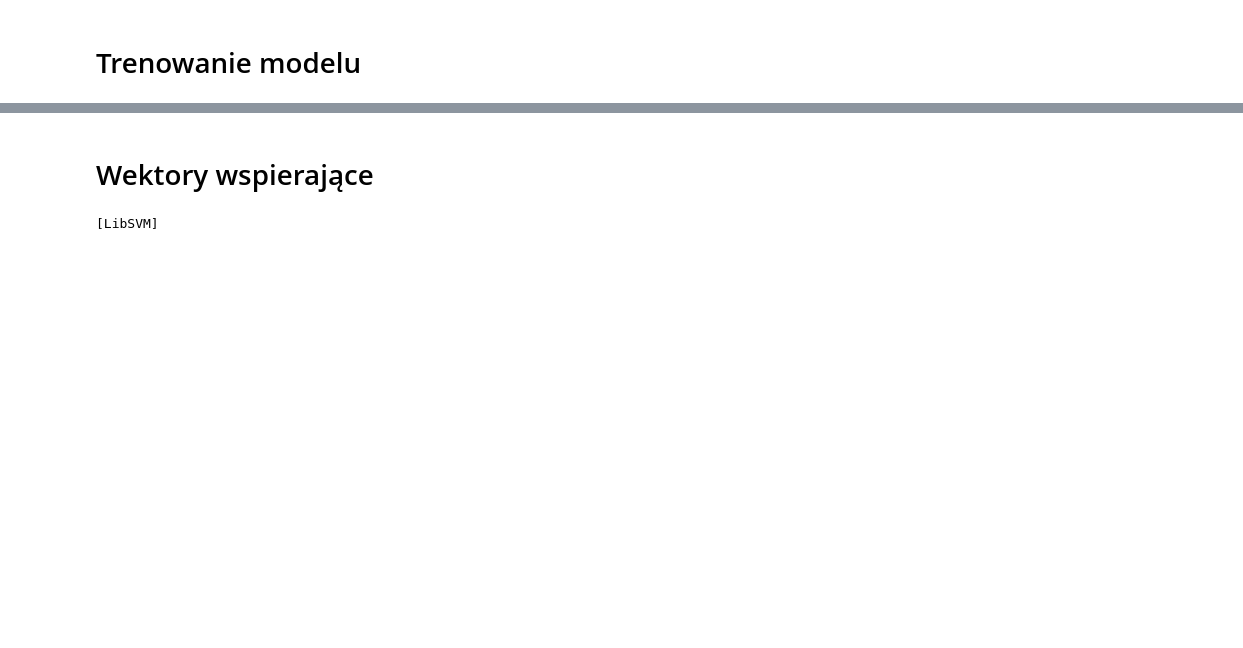
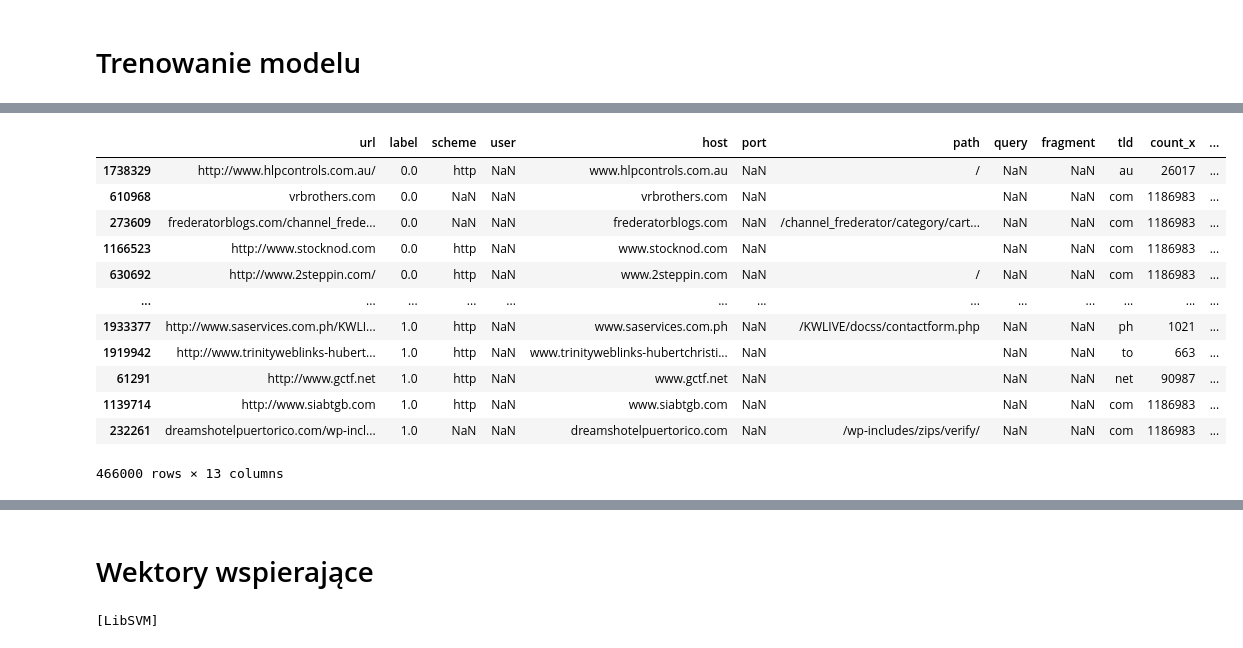
Before and after one commit to knmlprz/mallicious-url-model, a Jupyter notebook: Notebooks/Second_model-combined-URLs.ipynb, the cells around one changed output, grey strips where cells are left out. Saved outputs shown, nothing was run; the diff lists cells and outputs as text; code cells hidden in the pictures; blank space fills up the shorter version.

Commit message:
Improved version of the Second_model-combined-URLs.ipynb

```diff
--- a/Notebooks/Second_model-combined-URLs.ipynb
+++ b/Notebooks/Second_model-combined-URLs.ipynb
@@ -1,21 +1,21 @@
 # %%
 # importing some useful libraries
+%pylab inline
+
 import pandas as pd
-%pylab inline
 import time
+import joblib
 
+from sklearn import metrics
+from sklearn import preprocessing
+from sklearn.linear_model import LogisticRegression
 from sklearn.metrics import classification_report
 from sklearn.metrics import confusion_matrix
-from nltk.tokenize import RegexpTokenizer
-from nltk.stem.snowball import SnowballStemmer
-from sklearn.feature_extraction.text import CountVectorizer
-from sklearn.pipeline import make_pipeline
-
 from sklearn.model_selection import train_test_split
-from sklearn.linear_model import LogisticRegression
-
+from sklearn.preprocessing import StandardScaler
 
 from PIL import Image
+rng = np.random.default_rng(12345)
 # %% [output]
 Populating the interactive namespace from numpy and matplotlib
 # %%
@@ -174,12 +163,7 @@ array([[ 1., 14.,  2., ...,  0.,  0.,  0.],
 # %% [markdown]
 # Trenowanie modelu
 # %%
-from sklearn.linear_model import LogisticRegression
-from sklearn.metrics import classification_report
-from sklearn.metrics import confusion_matrix
-from sklearn.model_selection import train_test_split
-from sklearn.preprocessing import StandardScaler
-from sklearn import metrics
 sc = StandardScaler()
-
 dane = df
+label_distribution = df.groupby("label").count()
+label_distribution
@@ -208,3 +175,29 @@ balanced_df
+# %%
+balanced_df_half_size = round(min(label_distribution.url) / 100) * 100
+good_indices = rng.integers(0, label_distribution.url[0]-1, balanced_df_half_size)
+bad_indices = rng.integers(0, label_distribution.url[1]-1, balanced_df_half_size)
+
+balanced_df = pd.concat(
+    [dane[dane.label == 0].iloc[good_indices],
+     dane[dane.label == 1].iloc[bad_indices]])
+le = preprocessing.LabelEncoder()
+le.fit(balanced_df.label)
+balanced_df["enc"] = le.transform(balanced_df.label)
+balanced_df
+# %% [output]
+|  | url | label | scheme | user | host | port | path | query | fragment | tld | count_x | ... |
+| 1738329 | http://www.hlpcontrols.com.au/ | 0.0 | http | NaN | www.hlpcontrols.com.au | NaN | / | NaN | NaN | au | 26017 | ... |
+| 610968 | vrbrothers.com | 0.0 | NaN | NaN | vrbrothers.com | NaN |  | NaN | NaN | com | 1186983 | ... |
+| 273609 | frederatorblogs.com/channel_frede... | 0.0 | NaN | NaN | frederatorblogs.com | NaN | /channel_frederator/category/cart... | NaN | NaN | com | 1186983 | ... |
+| 1166523 | http://www.stocknod.com | 0.0 | http | NaN | www.stocknod.com | NaN |  | NaN | NaN | com | 1186983 | ... |
+| 630692 | http://www.2steppin.com/ | 0.0 | http | NaN | www.2steppin.com | NaN | / | NaN | NaN | com | 1186983 | ... |
+| ... | ... | ... | ... | ... | ... | ... | ... | ... | ... | ... | ... | ... |
+| 1933377 | http://www.saservices.com.ph/KWLI... | 1.0 | http | NaN | www.saservices.com.ph | NaN | /KWLIVE/docss/contactform.php | NaN | NaN | ph | 1021 | ... |
+| 1919942 | http://www.trinityweblinks-hubert... | 1.0 | http | NaN | www.trinityweblinks-hubertchristi... | NaN |  | NaN | NaN | to | 663 | ... |
+| 61291 | http://www.gctf.net | 1.0 | http | NaN | www.gctf.net | NaN |  | NaN | NaN | net | 90987 | ... |
+| 1139714 | http://www.siabtgb.com | 1.0 | http | NaN | www.siabtgb.com | NaN |  | NaN | NaN | com | 1186983 | ... |
+| 232261 | dreamshotelpuertorico.com/wp-incl... | 1.0 | NaN | NaN | dreamshotelpuertorico.com | NaN | /wp-includes/zips/verify/ | NaN | NaN | com | 1186983 | ... |
+466000 rows × 13 columns
 # %%
 features = calculate_metrics(balanced_df)
 features
```
Also changed, not shown: parts of 24 cells of this notebook.
